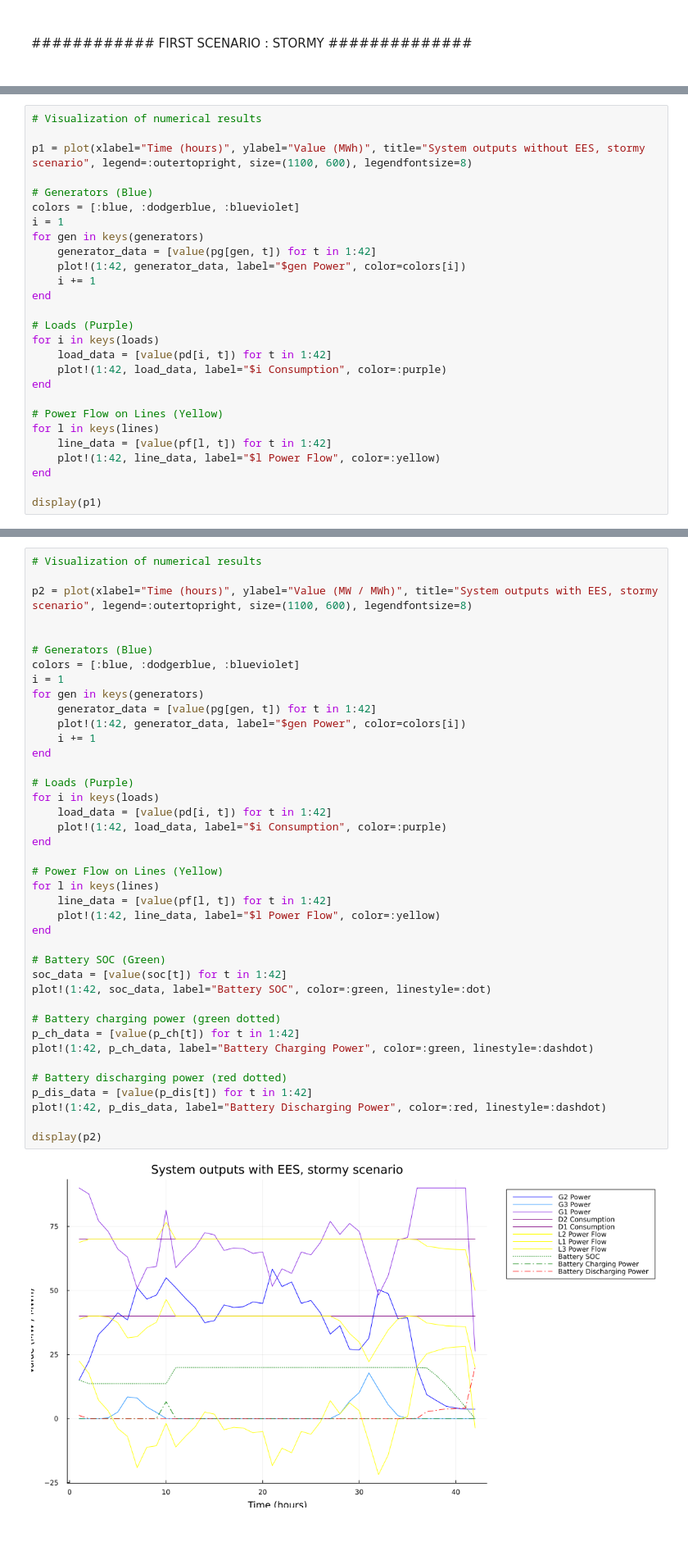
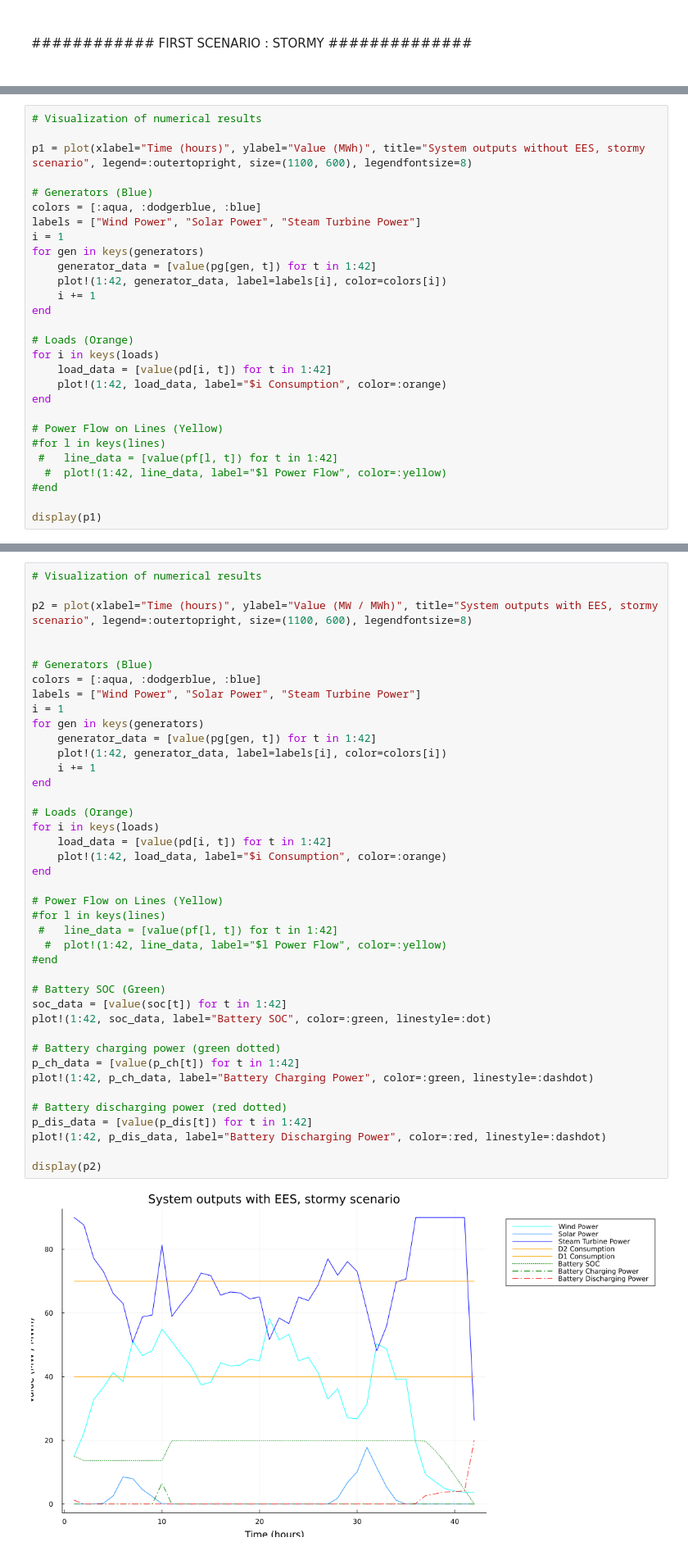
Before and after one commit to matskraft/AMO_GroupProject_SchnauferDrossmannKraft, a Jupyter notebook: OptimizationModel.ipynb, the cells around one changed output, grey strips where cells are left out. Shown at 82% size. Saved outputs shown, nothing was run; the diff lists cells and outputs as text.

Commit message:
updated plots + labels

```diff
--- a/OptimizationModel.ipynb
+++ b/OptimizationModel.ipynb
@@ -257,25 +261,26 @@ pf on L3 at t=42 = 23.66227329937378
 p1 = plot(xlabel="Time (hours)", ylabel="Value (MWh)", title="System outputs without EES, stormy scenario", legend=:outertopright, size=(1100, 600), legendfontsize=8)
 
 # Generators (Blue)
-colors = [:blue, :dodgerblue, :blueviolet]
+colors = [:aqua, :dodgerblue, :blue]
+labels = ["Wind Power", "Solar Power", "Steam Turbine Power"]
 i = 1
 for gen in keys(generators)
     generator_data = [value(pg[gen, t]) for t in 1:42]
-    plot!(1:42, generator_data, label="$gen Power", color=colors[i])
+    plot!(1:42, generator_data, label=labels[i], color=colors[i])
     i += 1
 end
 
-# Loads (Purple)
+# Loads (Orange)
 for i in keys(loads)
     load_data = [value(pd[i, t]) for t in 1:42]
-    plot!(1:42, load_data, label="$i Consumption", color=:purple)
+    plot!(1:42, load_data, label="$i Consumption", color=:orange)
 end
 
 # Power Flow on Lines (Yellow)
-for l in keys(lines)
-    line_data = [value(pf[l, t]) for t in 1:42]
-    plot!(1:42, line_data, label="$l Power Flow", color=:yellow)
-end
+#for l in keys(lines)
+ #   line_data = [value(pf[l, t]) for t in 1:42]
+  #  plot!(1:42, line_data, label="$l Power Flow", color=:yellow)
+#end
 
 display(p1)
 # %% [output]
@@ -439,42 +448,43 @@ pf on L3 at t=42 = 19.999999999999996
 p2 = plot(xlabel="Time (hours)", ylabel="Value (MW / MWh)", title="System outputs with EES, stormy scenario", legend=:outertopright, size=(1100, 600), legendfontsize=8)
 
 
 # Generators (Blue)
-colors = [:blue, :dodgerblue, :blueviolet]
+colors = [:aqua, :dodgerblue, :blue]
+labels = ["Wind Power", "Solar Power", "Steam Turbine Power"]
 i = 1
 for gen in keys(generators)
     generator_data = [value(pg[gen, t]) for t in 1:42]
-    plot!(1:42, generator_data, label="$gen Power", color=colors[i])
+    plot!(1:42, generator_data, label=labels[i], color=colors[i])
     i += 1
 end
 
-# Loads (Purple)
+# Loads (Orange)
 for i in keys(loads)
     load_data = [value(pd[i, t]) for t in 1:42]
-    plot!(1:42, load_data, label="$i Consumption", color=:purple)
+    plot!(1:42, load_data, label="$i Consumption", color=:orange)
 end
 
 # Power Flow on Lines (Yellow)
-for l in keys(lines)
-    line_data = [value(pf[l, t]) for t in 1:42]
-    plot!(1:42, line_data, label="$l Power Flow", color=:yellow)
-end
+#for l in keys(lines)
+ #   line_data = [value(pf[l, t]) for t in 1:42]
+  #  plot!(1:42, line_data, label="$l Power Flow", color=:yellow)
+#end
 
 # Battery SOC (Green)
 soc_data = [value(soc[t]) for t in 1:42]
 plot!(1:42, soc_data, label="Battery SOC", color=:green, linestyle=:dot)
 
 # Battery charging power (green dotted)
 p_ch_data = [value(p_ch[t]) for t in 1:42]
 plot!(1:42, p_ch_data, label="Battery Charging Power", color=:green, linestyle=:dashdot)
 
 # Battery discharging power (red dotted)
 p_dis_data = [value(p_dis[t]) for t in 1:42]
 plot!(1:42, p_dis_data, label="Battery Discharging Power", color=:red, linestyle=:dashdot)
 
 display(p2)
 # %% [output]
-[figure, old version]
+[figure, new version]
 # %% [markdown]
 #
 ############ SECOND SCENARIO : BLUE SKY ##############
```
Also changed, not shown: parts of 11 cells of this notebook.
